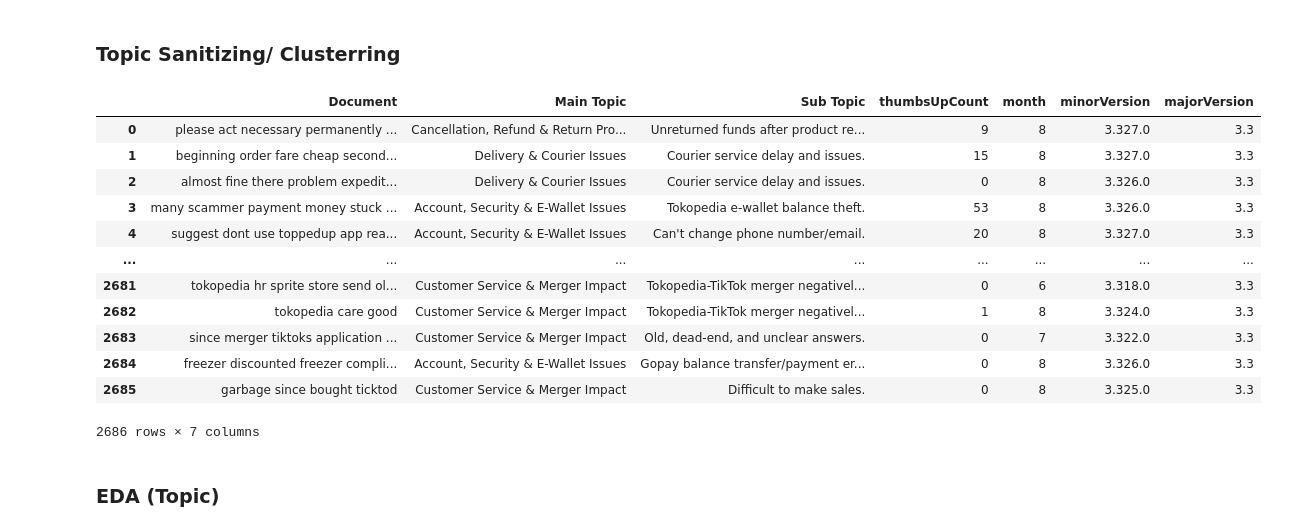
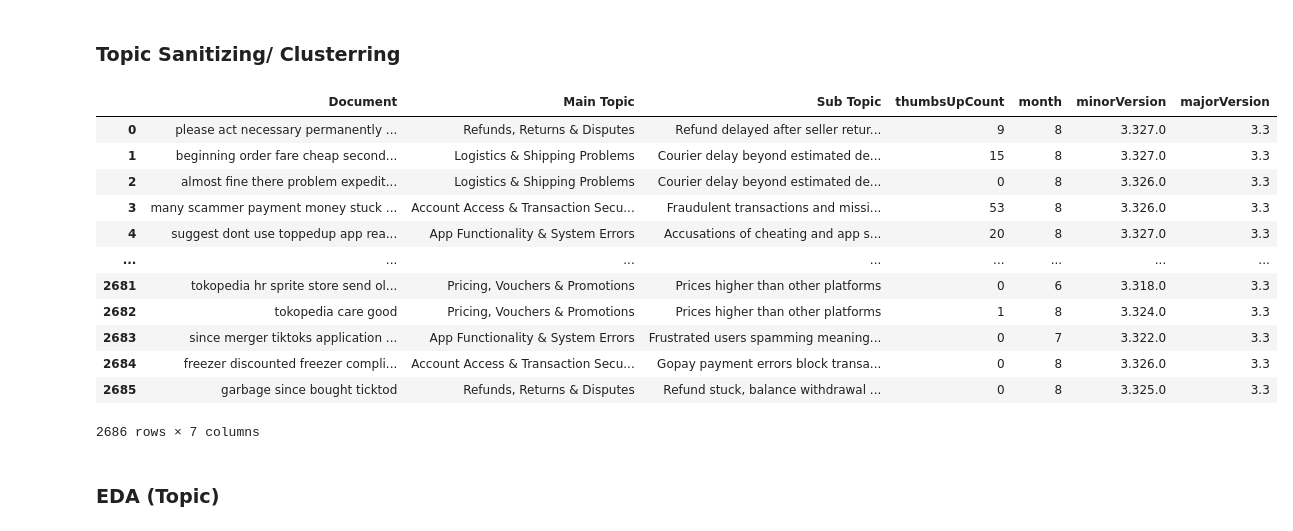
Before and after one commit to WayanArdike/gopay, a Jupyter notebook: study-case-tokopedia.ipynb, the cells around one changed output. Cells and saved outputs as stored; diff of their text form; code cells hidden in the pictures.

```diff
--- a/study-case-tokopedia.ipynb
+++ b/study-case-tokopedia.ipynb
@@ -645,21 +638,0 @@ Setelah modeling topic negative dilakukan menghasilkan dataframe yang berisikan
-# %%
-negative_topic.set_topic_labels({
-    0: "Courier service delay and issues.", 1: "Cancellation/refund process is problematic.",
-    2: "Unreturned funds after product return.", 3: "App open signal network bug",
-    4: "Issues with discount vouchers", 5: "Unresponsive/unprofessional customer service.",
-    6: "Problem not solved, long waiting time.", 7: "Difficult to make sales.",
-    8: "Can't change phone number/email.", 9: "Product search feature not working.",
-    10: "Old, dead-end, and unclear answers.", 11: "Lack of knowledge/uncertainty of data",
-    12: "Tokopedia-TikTok merger negatively impacts sellers.", 13: "Gopay balance transfer/payment error.",
-    14: "Tokopedia UI/UX degraded post-TikTok acquisition.", 15: "Frequent errors, bugs, and disconnections.",
-    16: "Missing transaction history.", 17: "Scammers and difficult return policy.",
-    18: "Tokopedia complaint: no response/action.", 19: "Account deactivation and reuse issues.",
-    20: "Tokopedia e-wallet balance theft.", 21: "Problem: expensive, store, and handout.",
-    22: "Bad expedition service, garbage cooperative.", 23: "Product recommendation and accessibility issues.",
-    24: "Free rent promotion not received."
-})
-
-negative_info = negative_topic.get_document_info(negative)
-negative_info["Sub Topic"] = negative_info["CustomName"]
-negative_info = negative_info[["Document","Topic", "Sub Topic"]]
-negative_info.head()
@@ -678,38 +684,38 @@ negative_info.head()
 ### Topic Sanitizing/ Clusterring
 # %%
 def get_topic_group(topic_number):
-    if topic_number in [0, 22]:
-        return "Delivery & Courier Issues"
-    elif topic_number in [1, 2, 17]:
-        return "Cancellation, Refund & Return Problems"
-    elif topic_number in [3, 9, 15]:
-        return "App & Technical Issues"
-    elif topic_number in [[4, 21, 24]]:
-        return "Promotions & Pricing Issues"
-    elif topic_number in [8, 13, 16, 19, 20]:
-        return "Account, Security & E-Wallet Issues"
-    else:
-        return "Customer Service & Merger Impact"
+    if topic_number in [0, 4, 20]:
+        return "Logistics & Shipping Problems"
+    elif topic_number in [2, 16, 17, 22]:
+        return "Refunds, Returns & Disputes"
+    elif topic_number in [1, 3, 9, 15, 11]:
+        return "App Functionality & System Errors"
+    elif topic_number in [7, 12, 13, 23, 24]:
+        return "Pricing, Vouchers & Promotions"
+    elif topic_number in [6, 8, 14, 18, 19]:
+        return "Account Access & Transaction Security"
+    else:  # [5, 10, 21]
+        return "Support Service & Policy Issues"
 
 negative_info["Main Topic"] = negative_info["Topic"].progress_apply(get_topic_group)
 negative_info = negative_info[["Document","Main Topic", "Sub Topic"]]
 
 negative = data[data['labels']=='NEGATIVE'][["thumbsUpCount","month", "minorVersion","majorVersion"]]
 negative_info = pd.concat([negative_info.reset_index(drop=True), negative.reset_index(drop=True)], axis=1)
 negative_info
 # %% [output]
 |  | Document | Main Topic | Sub Topic | thumbsUpCount | month | minorVersion | majorVersion |
-| 0 | please act necessary permanently ... | Cancellation, Refund & Return Pro... | Unreturned funds after product re... | 9 | 8 | 3.327.0 | 3.3 |
-| 1 | beginning order fare cheap second... | Delivery & Courier Issues | Courier service delay and issues. | 15 | 8 | 3.327.0 | 3.3 |
-| 2 | almost fine there problem expedit... | Delivery & Courier Issues | Courier service delay and issues. | 0 | 8 | 3.326.0 | 3.3 |
-| 3 | many scammer payment money stuck ... | Account, Security & E-Wallet Issues | Tokopedia e-wallet balance theft. | 53 | 8 | 3.326.0 | 3.3 |
-| 4 | suggest dont use toppedup app rea... | Account, Security & E-Wallet Issues | Can't change phone number/email. | 20 | 8 | 3.327.0 | 3.3 |
+| 0 | please act necessary permanently ... | Refunds, Returns & Disputes | Refund delayed after seller retur... | 9 | 8 | 3.327.0 | 3.3 |
+| 1 | beginning order fare cheap second... | Logistics & Shipping Problems | Courier delay beyond estimated de... | 15 | 8 | 3.327.0 | 3.3 |
+| 2 | almost fine there problem expedit... | Logistics & Shipping Problems | Courier delay beyond estimated de... | 0 | 8 | 3.326.0 | 3.3 |
+| 3 | many scammer payment money stuck ... | Account Access & Transaction Secu... | Fraudulent transactions and missi... | 53 | 8 | 3.326.0 | 3.3 |
+| 4 | suggest dont use toppedup app rea... | App Functionality & System Errors | Accusations of cheating and app s... | 20 | 8 | 3.327.0 | 3.3 |
 | ... | ... | ... | ... | ... | ... | ... | ... |
-| 2681 | tokopedia hr sprite store send ol... | Customer Service & Merger Impact | Tokopedia-TikTok merger negativel... | 0 | 6 | 3.318.0 | 3.3 |
-| 2682 | tokopedia care good | Customer Service & Merger Impact | Tokopedia-TikTok merger negativel... | 1 | 8 | 3.324.0 | 3.3 |
-| 2683 | since merger tiktoks application ... | Customer Service & Merger Impact | Old, dead-end, and unclear answers. | 0 | 7 | 3.322.0 | 3.3 |
-| 2684 | freezer discounted freezer compli... | Account, Security & E-Wallet Issues | Gopay balance transfer/payment er... | 0 | 8 | 3.326.0 | 3.3 |
-| 2685 | garbage since bought ticktod | Customer Service & Merger Impact | Difficult to make sales. | 0 | 8 | 3.325.0 | 3.3 |
+| 2681 | tokopedia hr sprite store send ol... | Pricing, Vouchers & Promotions | Prices higher than other platforms | 0 | 6 | 3.318.0 | 3.3 |
+| 2682 | tokopedia care good | Pricing, Vouchers & Promotions | Prices higher than other platforms | 1 | 8 | 3.324.0 | 3.3 |
+| 2683 | since merger tiktoks application ... | App Functionality & System Errors | Frustrated users spamming meaning... | 0 | 7 | 3.322.0 | 3.3 |
+| 2684 | freezer discounted freezer compli... | Account Access & Transaction Secu... | Gopay payment errors block transa... | 0 | 8 | 3.326.0 | 3.3 |
+| 2685 | garbage since bought ticktod | Refunds, Returns & Disputes | Refund stuck, balance withdrawal ... | 0 | 8 | 3.325.0 | 3.3 |
 2686 rows × 7 columns
 # %% [markdown]
 ### EDA (Topic)
```
Also changed, not shown: parts of 18 cells of this notebook.
